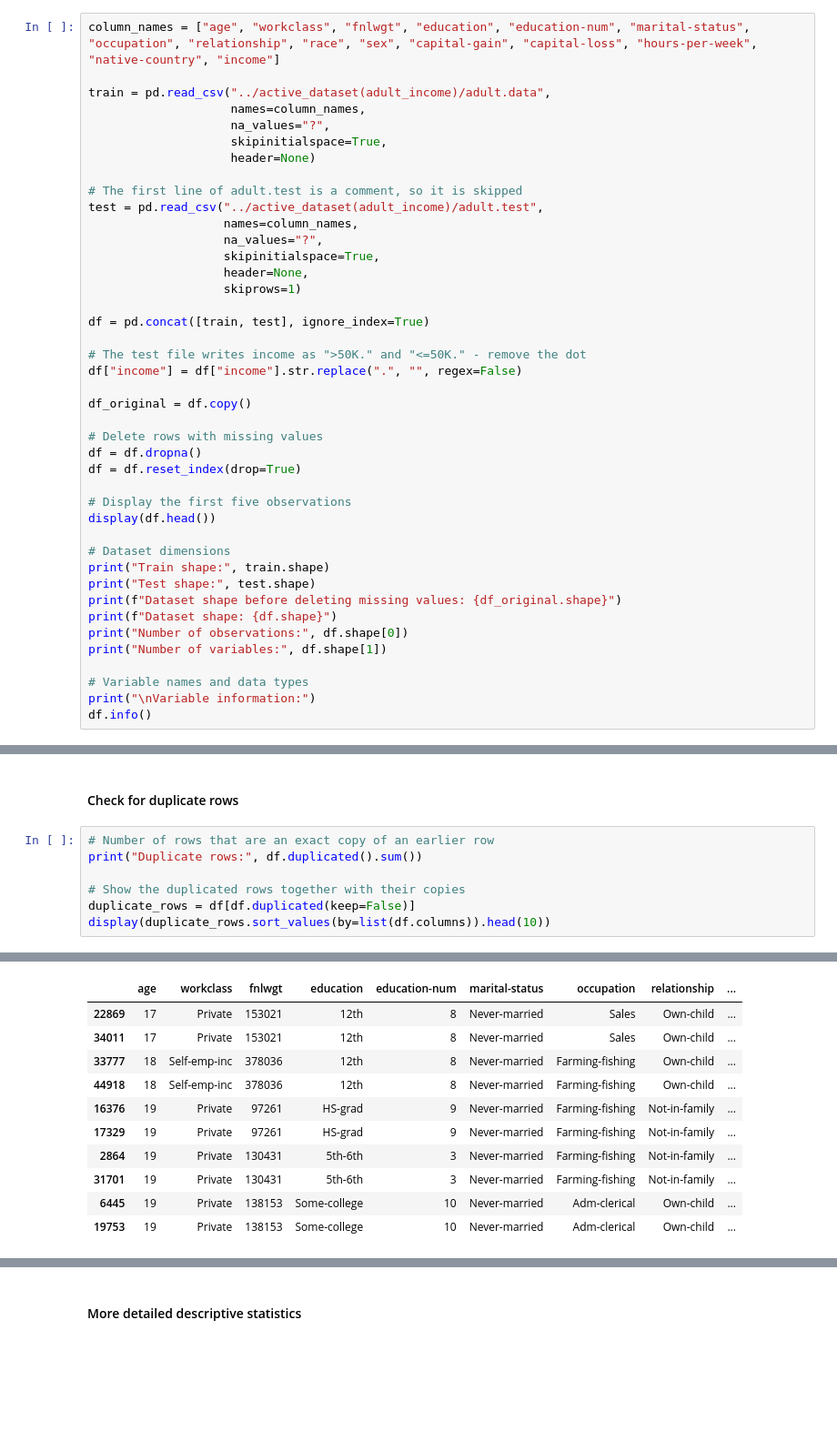
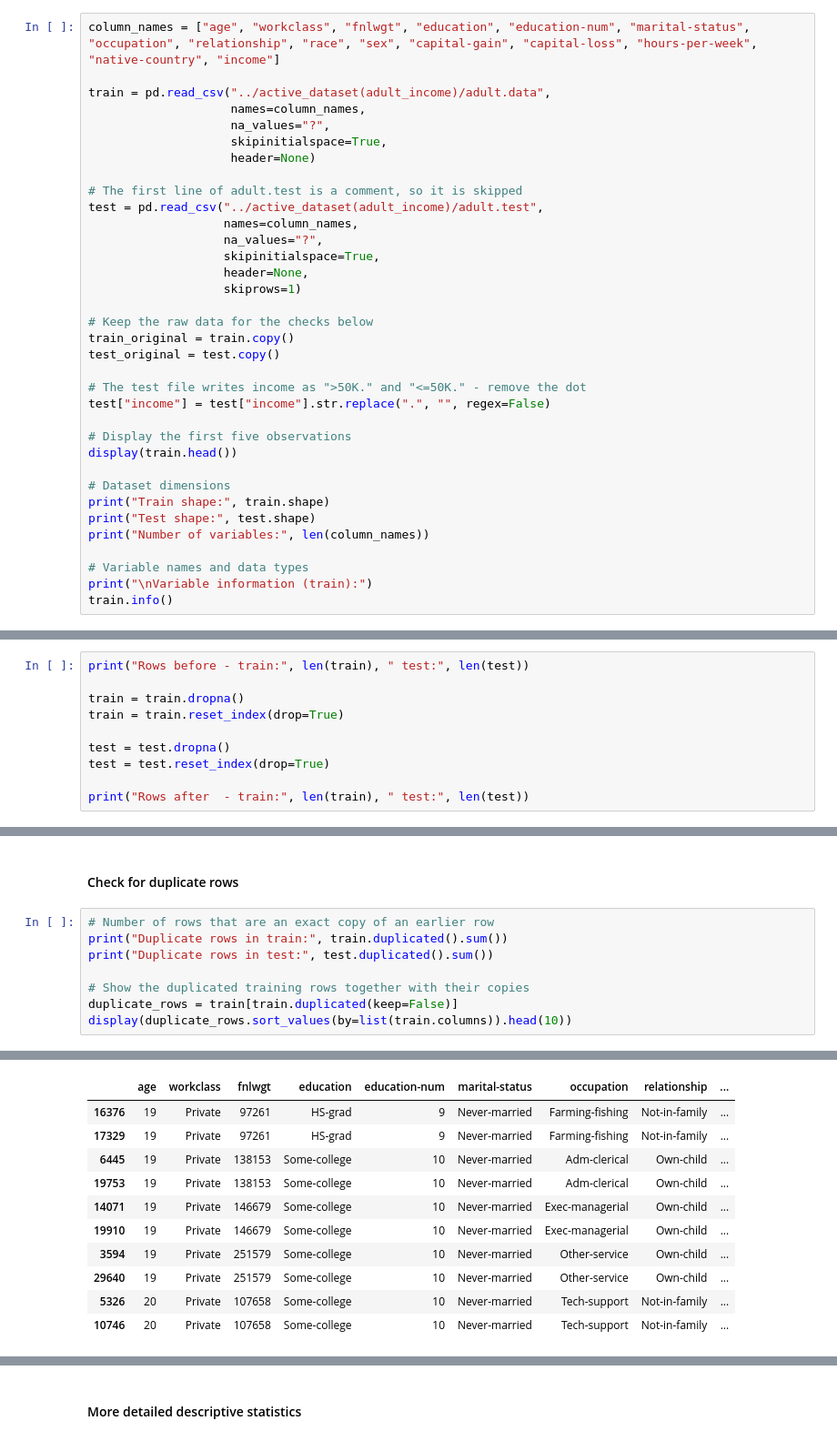
Before and after one commit to marizxv/t4e_DataScience_school, a Jupyter notebook: scripts/Descriptive_statistics.ipynb, the cells around one changed output, grey strips where cells are left out. Shown at 91% size. Cells and saved outputs as stored; diff of their text form; blank space fills up the shorter version.

```diff
--- a/scripts/Descriptive_statistics.ipynb
+++ b/scripts/Descriptive_statistics.ipynb
@@ -39,31 +42,24 @@ test = pd.read_csv("../active_dataset(adult_income)/adult.test",
                    header=None,
                    skiprows=1)
 
-df = pd.concat([train, test], ignore_index=True)
+# Keep the raw data for the checks below
+train_original = train.copy()
+test_original = test.copy()
 
 # The test file writes income as ">50K." and "<=50K." - remove the dot
-df["income"] = df["income"].str.replace(".", "", regex=False)
-
-df_original = df.copy()
-
-# Delete rows with missing values
-df = df.dropna()
-df = df.reset_index(drop=True)
+test["income"] = test["income"].str.replace(".", "", regex=False)
 
 # Display the first five observations
-display(df.head())
+display(train.head())
 
 # Dataset dimensions
 print("Train shape:", train.shape)
 print("Test shape:", test.shape)
-print(f"Dataset shape before deleting missing values: {df_original.shape}")
-print(f"Dataset shape: {df.shape}")
-print("Number of observations:", df.shape[0])
-print("Number of variables:", df.shape[1])
+print("Number of variables:", len(column_names))
 
 # Variable names and data types
-print("\nVariable information:")
-df.info()
+print("\nVariable information (train):")
+train.info()
 # %% [output]
 |  | age | workclass | fnlwgt | education | education-num | marital-status | occupation | relationship | ... |
 | 0 | 39 | State-gov | 77516 | Bachelors | 13 | Never-married | Adm-clerical | Not-in-family | ... |
@@ -122,0 +154,10 @@ The deleted rows are not random: people with missing values earn >50K less often
+# %%
+print("Rows before - train:", len(train), " test:", len(test))
+
+train = train.dropna()
+train = train.reset_index(drop=True)
+
+test = test.dropna()
+test = test.reset_index(drop=True)
+
+print("Rows after  - train:", len(train), " test:", len(test))
@@ -124,9 +168,10 @@ The deleted rows are not random: people with missing values earn >50K less often
 #### Check for duplicate rows
 # %%
 # Number of rows that are an exact copy of an earlier row
-print("Duplicate rows:", df.duplicated().sum())
+print("Duplicate rows in train:", train.duplicated().sum())
+print("Duplicate rows in test:", test.duplicated().sum())
 
-# Show the duplicated rows together with their copies
-duplicate_rows = df[df.duplicated(keep=False)]
-display(duplicate_rows.sort_values(by=list(df.columns)).head(10))
+# Show the duplicated training rows together with their copies
+duplicate_rows = train[train.duplicated(keep=False)]
+display(duplicate_rows.sort_values(by=list(train.columns)).head(10))
 # %% [output]
@@ -134,14 +180,14 @@ Duplicate rows: 47
 |  | age | workclass | fnlwgt | education | education-num | marital-status | occupation | relationship | ... |
-| 22869 | 17 | Private | 153021 | 12th | 8 | Never-married | Sales | Own-child | ... |
-| 34011 | 17 | Private | 153021 | 12th | 8 | Never-married | Sales | Own-child | ... |
-| 33777 | 18 | Self-emp-inc | 378036 | 12th | 8 | Never-married | Farming-fishing | Own-child | ... |
-| 44918 | 18 | Self-emp-inc | 378036 | 12th | 8 | Never-married | Farming-fishing | Own-child | ... |
 | 16376 | 19 | Private | 97261 | HS-grad | 9 | Never-married | Farming-fishing | Not-in-family | ... |
 | 17329 | 19 | Private | 97261 | HS-grad | 9 | Never-married | Farming-fishing | Not-in-family | ... |
-| 2864 | 19 | Private | 130431 | 5th-6th | 3 | Never-married | Farming-fishing | Not-in-family | ... |
-| 31701 | 19 | Private | 130431 | 5th-6th | 3 | Never-married | Farming-fishing | Not-in-family | ... |
 | 6445 | 19 | Private | 138153 | Some-college | 10 | Never-married | Adm-clerical | Own-child | ... |
 | 19753 | 19 | Private | 138153 | Some-college | 10 | Never-married | Adm-clerical | Own-child | ... |
+| 14071 | 19 | Private | 146679 | Some-college | 10 | Never-married | Exec-managerial | Own-child | ... |
+| 19910 | 19 | Private | 146679 | Some-college | 10 | Never-married | Exec-managerial | Own-child | ... |
+| 3594 | 19 | Private | 251579 | Some-college | 10 | Never-married | Other-service | Own-child | ... |
+| 29640 | 19 | Private | 251579 | Some-college | 10 | Never-married | Other-service | Own-child | ... |
+| 5326 | 20 | Private | 107658 | Some-college | 10 | Never-married | Tech-support | Not-in-family | ... |
+| 10746 | 20 | Private | 107658 | Some-college | 10 | Never-married | Tech-support | Not-in-family | ... |
 # %% [markdown]
 #### Delete duplicate rows
 
```
Also changed, not shown: parts of 47 cells of this notebook, 7 other files.
